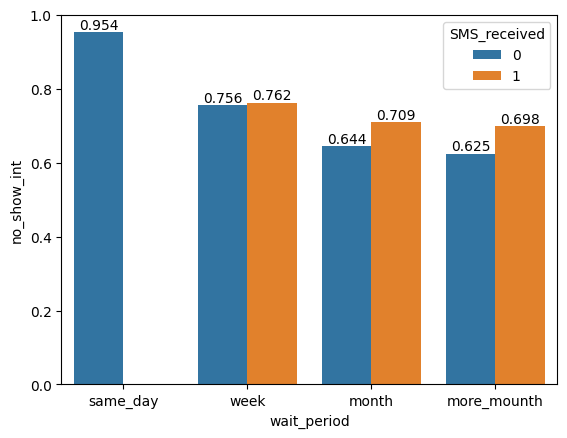
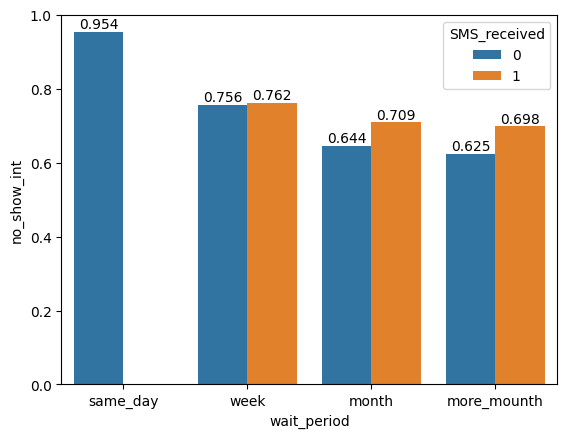
The change to this notebook cell's code, shown as a diff; its figure went from the first image to the second:
--- before
+++ after
@@ -2,5 +2,5 @@
 
 for container in ax.containers:
-    ax.bar_label(container, fmt='%.3f', padding=0)
+    ax.bar_label(container, fmt='%.3f', padding=0.3)
 
 plt.ylim(0, 1)

Commit: little